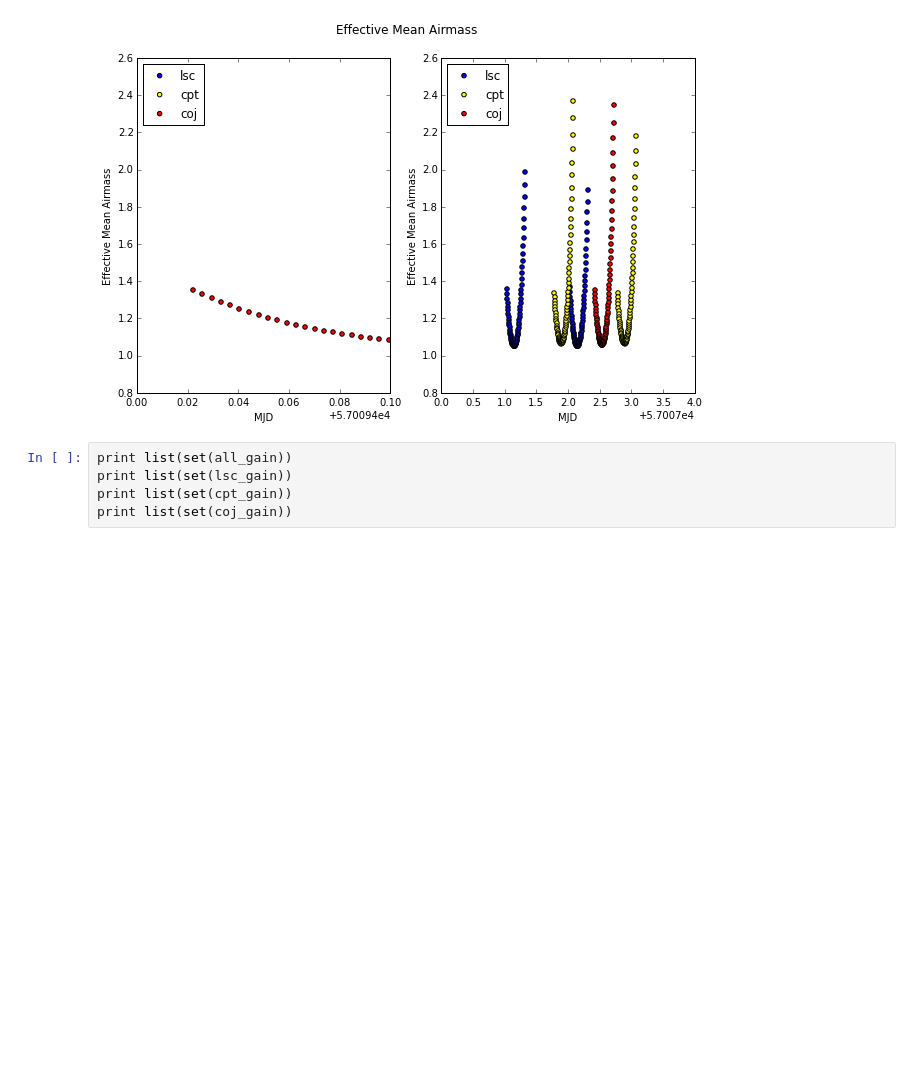
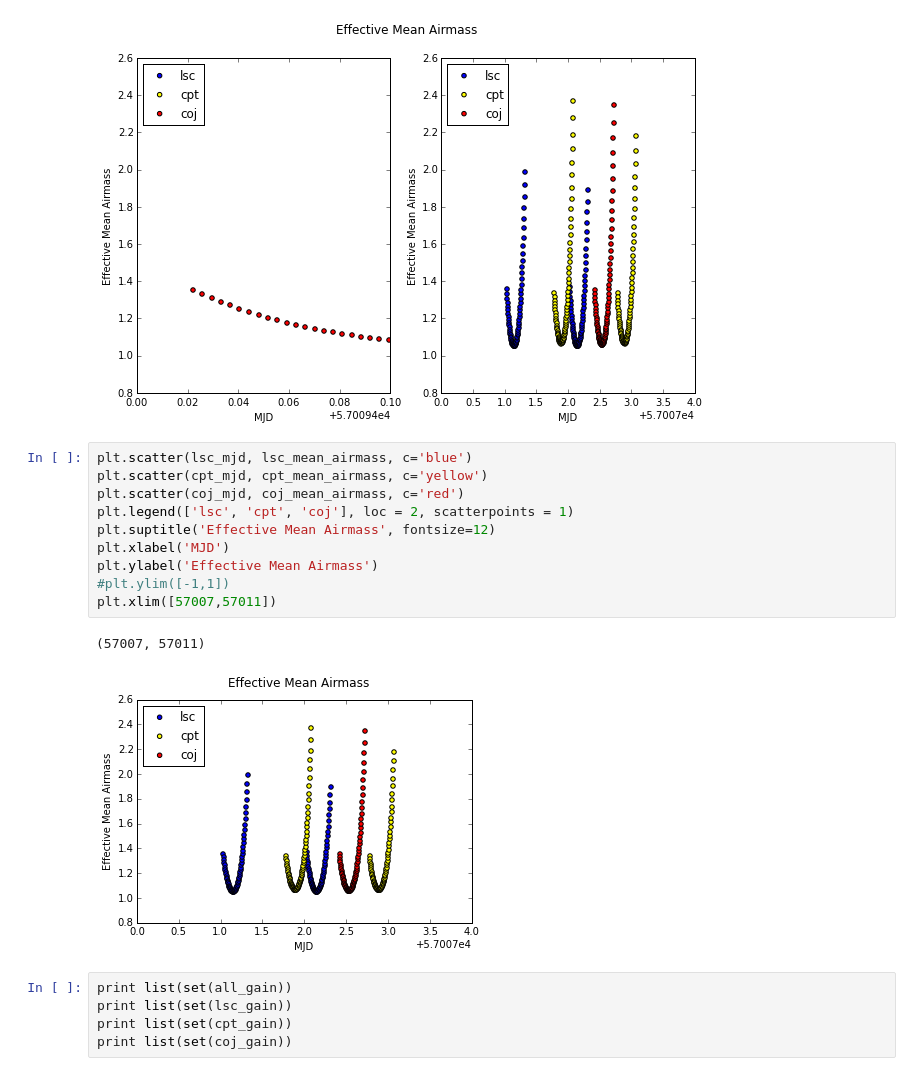
Before and after one commit to lmoustakas/lcolens, a Jupyter notebook: python/cmg/Sky_Brightness.ipynb, the cells around one changed output. Drawn from its saved outputs; the diff is of its cells as text; blank space fills up the shorter version.

```diff
--- a/python/cmg/Sky_Brightness.ipynb
+++ b/python/cmg/Sky_Brightness.ipynb
@@ -234,6 +234,19 @@ plt.xlim([57007,57011])
 # %% [output]
 (57007, 57011)
 [figure]
+# %%
+plt.scatter(lsc_mjd, lsc_mean_airmass, c='blue')
+plt.scatter(cpt_mjd, cpt_mean_airmass, c='yellow')
+plt.scatter(coj_mjd, coj_mean_airmass, c='red')
+plt.legend(['lsc', 'cpt', 'coj'], loc = 2, scatterpoints = 1)
+plt.suptitle('Effective Mean Airmass', fontsize=12)
+plt.xlabel('MJD')
+plt.ylabel('Effective Mean Airmass')
+#plt.ylim([-1,1])
+plt.xlim([57007,57011])
+# %% [output]
+(57007, 57011)
+[figure, added]
 # %%
 print list(set(all_gain))
 print list(set(lsc_gain))
```
Also changed, not shown: 1 other file.
